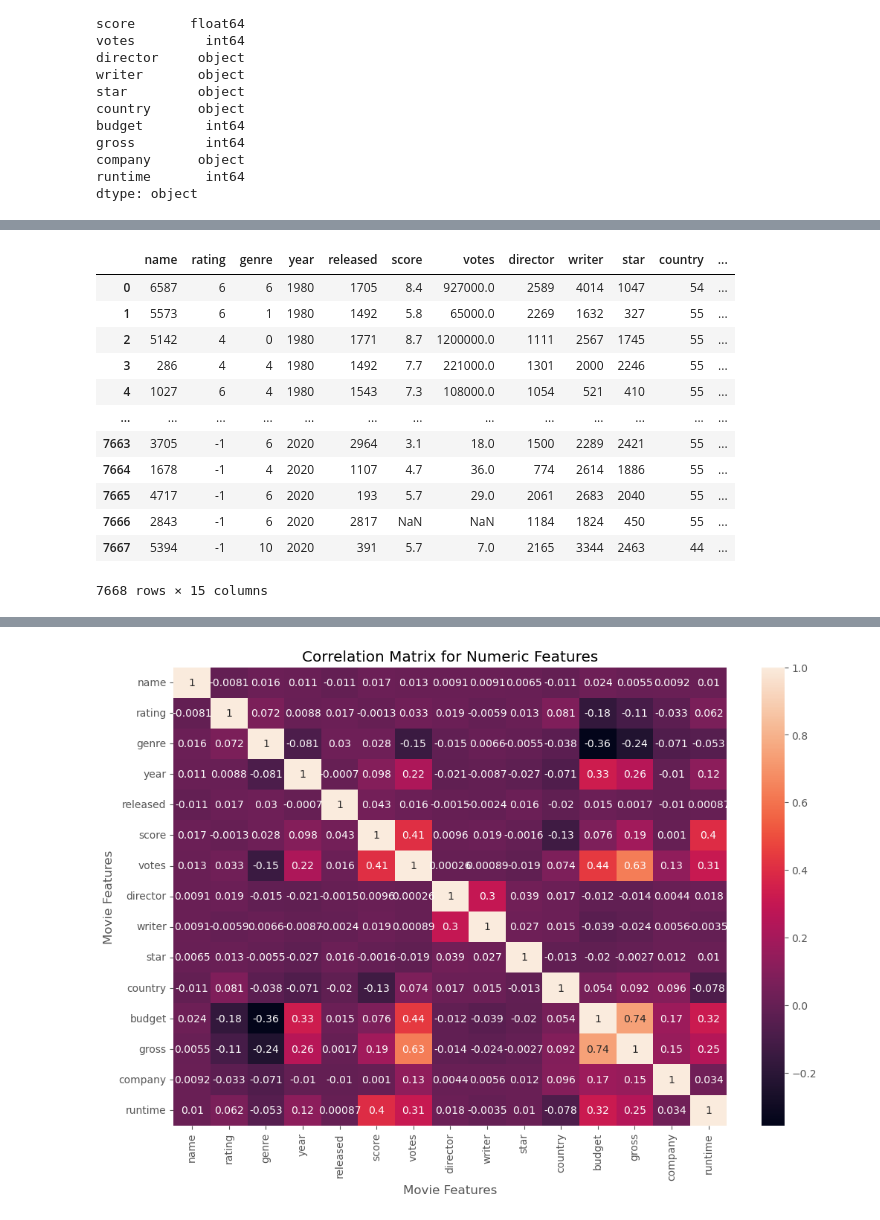
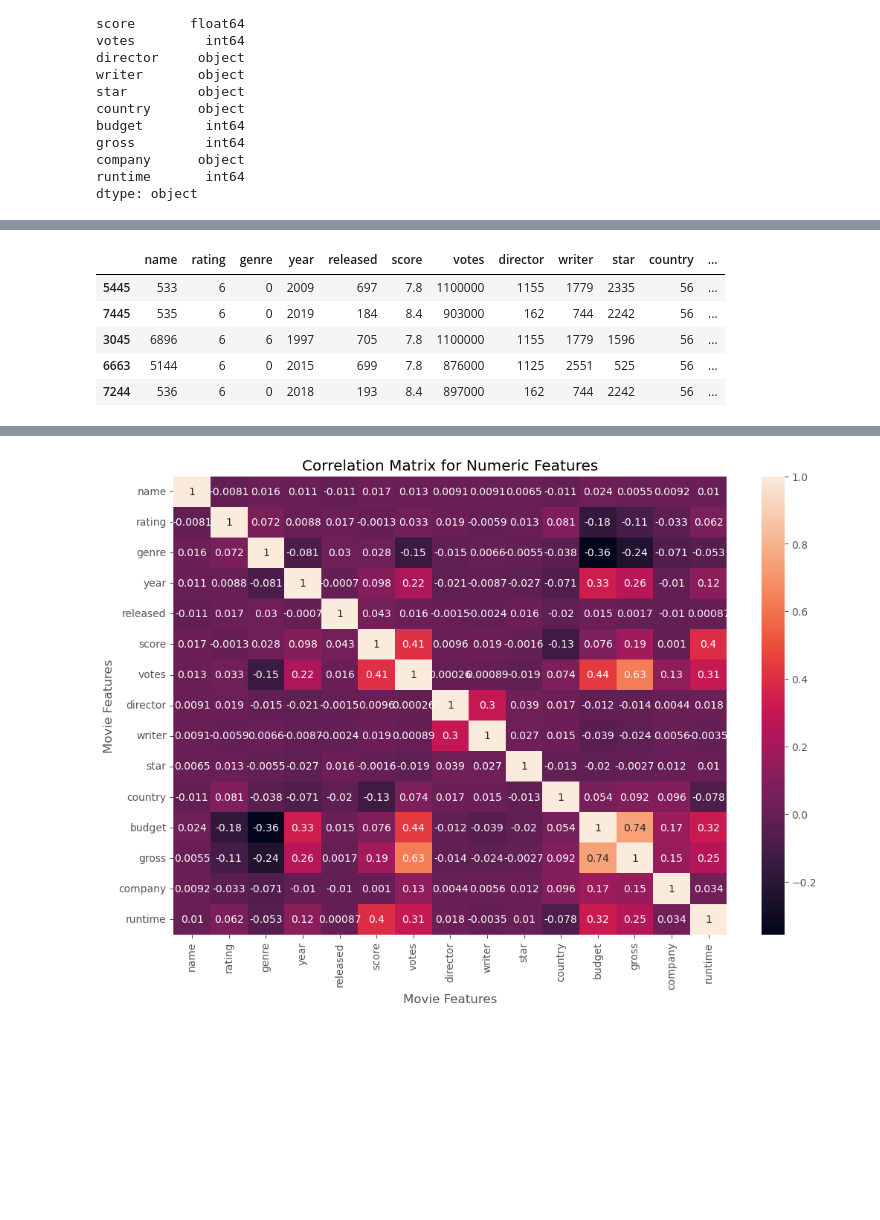
Before and after one commit to zenoncallejo/DataPortfolio, a Jupyter notebook: Movies python correlation project.ipynb, the cells around one changed output, grey strips where cells are left out. Drawn from its saved outputs; the diff is of its cells as text; code cells hidden in the pictures; blank space fills up the shorter version.

```diff
--- a/Movies python correlation project.ipynb
+++ b/Movies python correlation project.ipynb
@@ -226,26 +224,18 @@ plt.show()
 # %%
 # Gonna transform objects into integers
 
-df_numerized = df
 
-for col in df_numerized.columns:
-    if(df_numerized[col].dtype == 'object'):
-        df_numerized[col] = df_numerized[col].astype('category')
-        df_numerized[col] = df_numerized[col].cat.codes
+for col in df.columns:
+    if(df[col].dtype == 'object'):
+        df_numerized[col] = df[col].astype('category')
+        df_numerized[col] = df[col].cat.codes
 
-df_numerized
+df_numerized.head()
 # %% [output]
 |  | name | rating | genre | year | released | score | votes | director | writer | star | country | ... |
-| 0 | 6587 | 6 | 6 | 1980 | 1705 | 8.4 | 927000.0 | 2589 | 4014 | 1047 | 54 | ... |
-| 1 | 5573 | 6 | 1 | 1980 | 1492 | 5.8 | 65000.0 | 2269 | 1632 | 327 | 55 | ... |
-| 2 | 5142 | 4 | 0 | 1980 | 1771 | 8.7 | 1200000.0 | 1111 | 2567 | 1745 | 55 | ... |
-| 3 | 286 | 4 | 4 | 1980 | 1492 | 7.7 | 221000.0 | 1301 | 2000 | 2246 | 55 | ... |
-| 4 | 1027 | 6 | 4 | 1980 | 1543 | 7.3 | 108000.0 | 1054 | 521 | 410 | 55 | ... |
-| ... | ... | ... | ... | ... | ... | ... | ... | ... | ... | ... | ... | ... |
-| 7663 | 3705 | -1 | 6 | 2020 | 2964 | 3.1 | 18.0 | 1500 | 2289 | 2421 | 55 | ... |
-| 7664 | 1678 | -1 | 4 | 2020 | 1107 | 4.7 | 36.0 | 774 | 2614 | 1886 | 55 | ... |
-| 7665 | 4717 | -1 | 6 | 2020 | 193 | 5.7 | 29.0 | 2061 | 2683 | 2040 | 55 | ... |
-| 7666 | 2843 | -1 | 6 | 2020 | 2817 | NaN | NaN | 1184 | 1824 | 450 | 55 | ... |
-| 7667 | 5394 | -1 | 10 | 2020 | 391 | 5.7 | 7.0 | 2165 | 3344 | 2463 | 44 | ... |
+| 5445 | 533 | 6 | 0 | 2009 | 697 | 7.8 | 1100000 | 1155 | 1779 | 2335 | 56 | ... |
+| 7445 | 535 | 6 | 0 | 2019 | 184 | 8.4 | 903000 | 162 | 744 | 2242 | 56 | ... |
+| 3045 | 6896 | 6 | 6 | 1997 | 705 | 7.8 | 1100000 | 1155 | 1779 | 1596 | 56 | ... |
+| 6663 | 5144 | 6 | 0 | 2015 | 699 | 7.8 | 876000 | 1125 | 2551 | 525 | 56 | ... |
+| 7244 | 536 | 6 | 0 | 2018 | 193 | 8.4 | 897000 | 162 | 744 | 2242 | 56 | ... |
-7668 rows × 15 columns
 # %%
```
Also changed, not shown: parts of 4 cells of this notebook.
